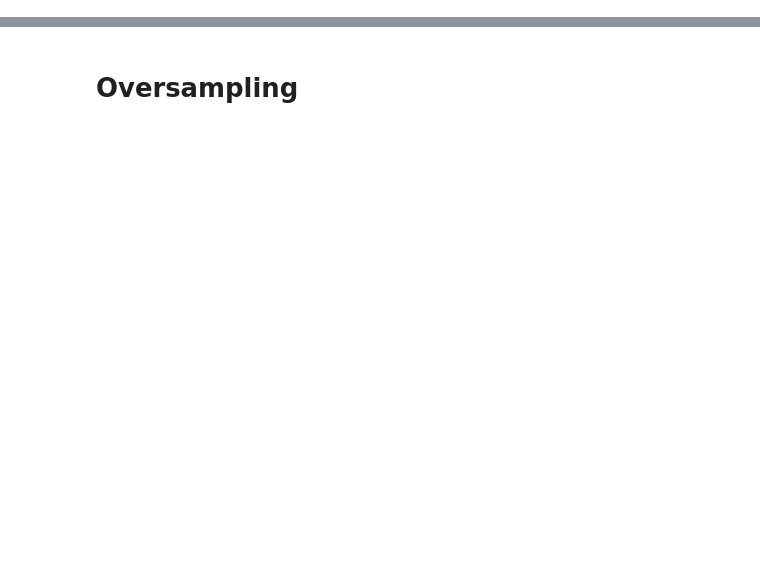
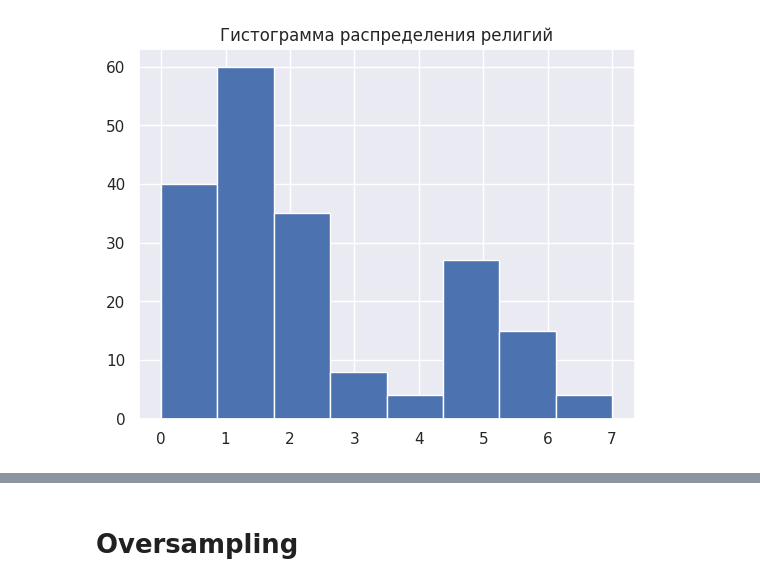
Before and after one commit to NeZorinEgor/FlagsUCI-MLR, a Jupyter notebook: flags.ipynb, the cells around one changed output, grey strips where cells are left out. Drawn from its saved outputs; the diff is of its cells as text; code cells hidden in the pictures; blank space fills up the shorter version.

```diff
--- a/flags.ipynb
+++ b/flags.ipynb
@@ -226,0 +71,8 @@ unchanged_df.query("label==3").describe().loc[['mean', '50%', 'std', 'min', 'max
+# %%
+sns.set_theme()
+plt.title("Гистограмма распределения религий")
+flags_df["label"].hist(bins=8)
+plt.xticks()
+plt.show()
+# %% [output]
+[figure, added]
```
Also changed, not shown: parts of 75 cells of this notebook, 1 other file.
